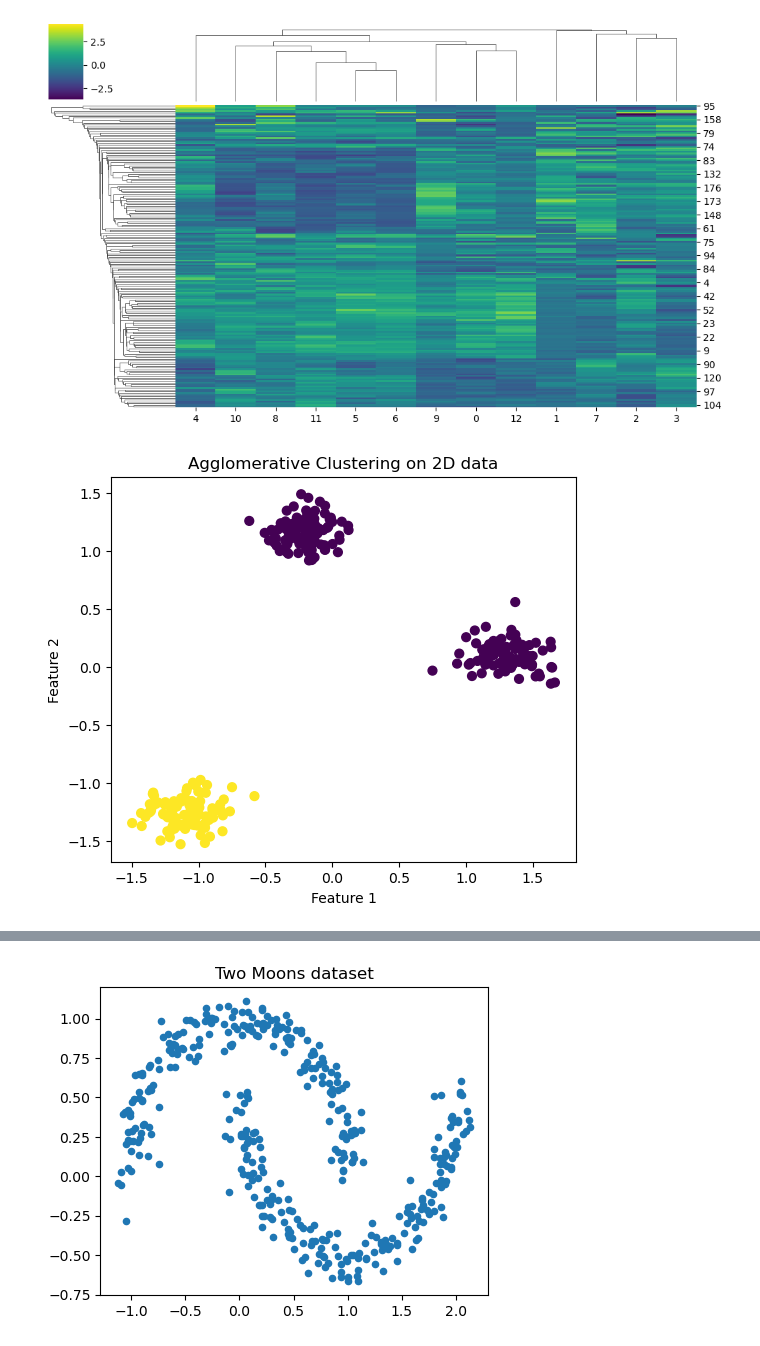
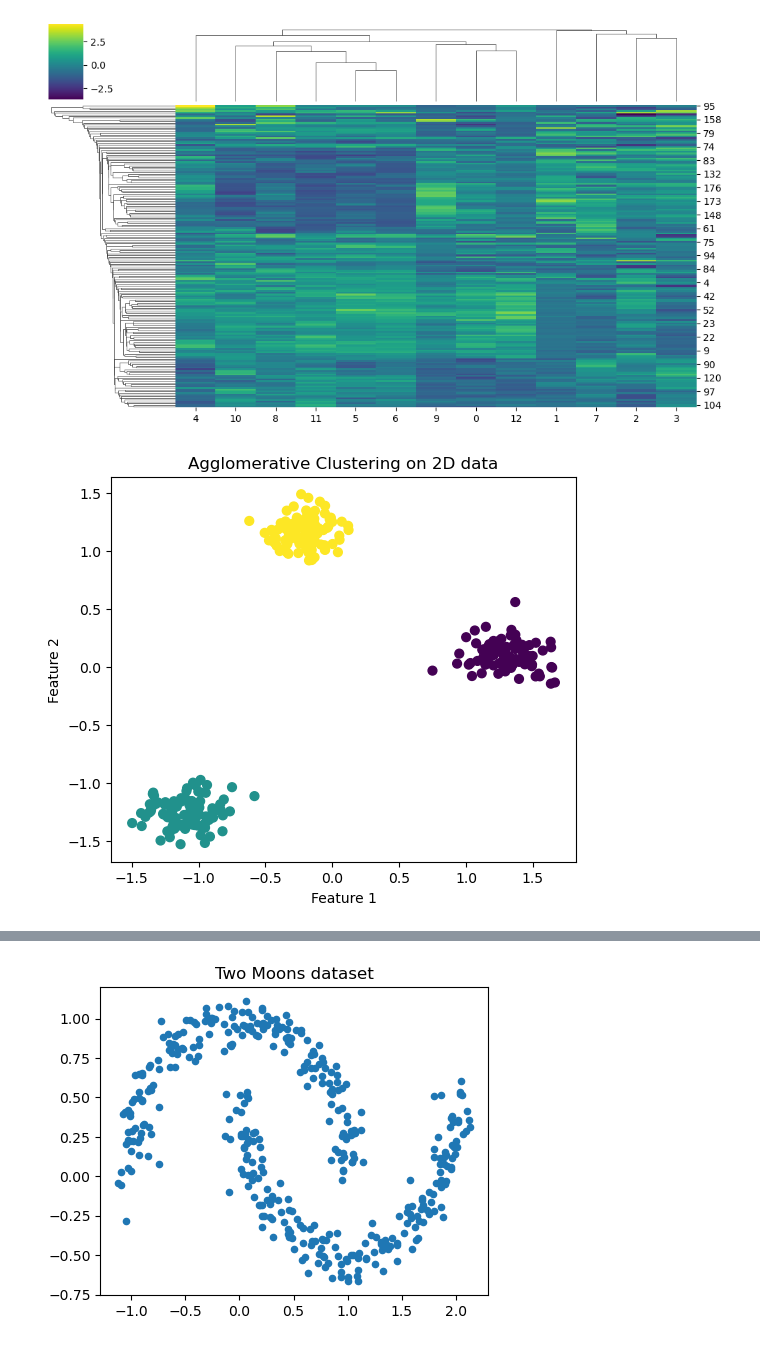
Before and after one commit to CS506-Boston-University/lab4-NathanDjunaedi, a Jupyter notebook: Lab_4.ipynb, the cells around one changed output, grey strips where cells are left out. Cells and saved outputs as stored; diff of their text form; code cells hidden in the pictures.

```diff
--- a/Lab_4.ipynb
+++ b/Lab_4.ipynb
@@ -353,35 +353,35 @@ plt.show()
 # %%
 import matplotlib.pyplot as plt
 from sklearn.datasets import make_blobs
 from sklearn.preprocessing import StandardScaler
 from sklearn.cluster import AgglomerativeClustering
 
 # Generate synthetic 2D data (3 blobs)
 X, y_true = make_blobs(n_samples=300, centers=3, cluster_std=0.8, random_state=42)
 
 # Scale for better distance-based clustering
 X_scaled = StandardScaler().fit_transform(X)
 
 
 # ---------------------------------------------
 # TODO Run Agglomerative Clustering (Ward linkage, Euclidean distance) and then fit_predict on the X_scaled data (part 11) (2 points)
 # ---------------------------------------------
-agg = AgglomerativeClustering(linkage='ward', metric='euclidean')
+agg = AgglomerativeClustering(n_clusters=3, linkage='ward', metric='euclidean')
 labels = agg.fit_predict(X_scaled)
 
 # ----------------------------
 # Implementation ends here
 # ----------------------------
 
 # Visualize the cluster labels
 plt.figure(figsize=(6,5))
 plt.scatter(X_scaled[:, 0], X_scaled[:, 1], c=labels, cmap="viridis", s=40)
 plt.title("Agglomerative Clustering on 2D data")
 plt.xlabel("Feature 1")
 plt.ylabel("Feature 2")
 plt.show()
 # %% [output]
-[figure, old version]
+[figure, new version]
 # %%
 import matplotlib.pyplot as plt
 from sklearn.datasets import make_blobs
```
Also changed, not shown: parts of 2 cells of this notebook.
